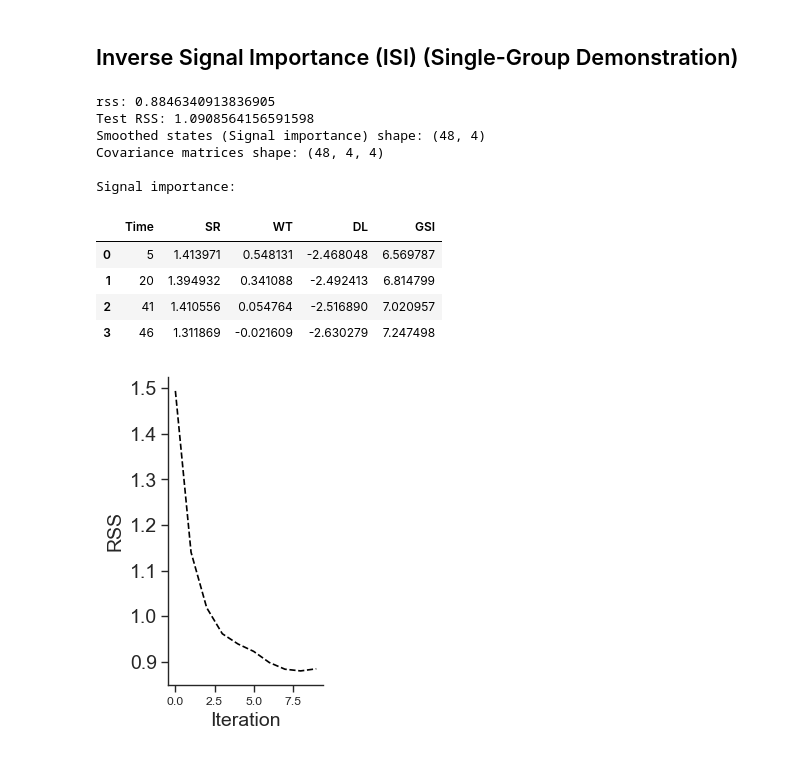
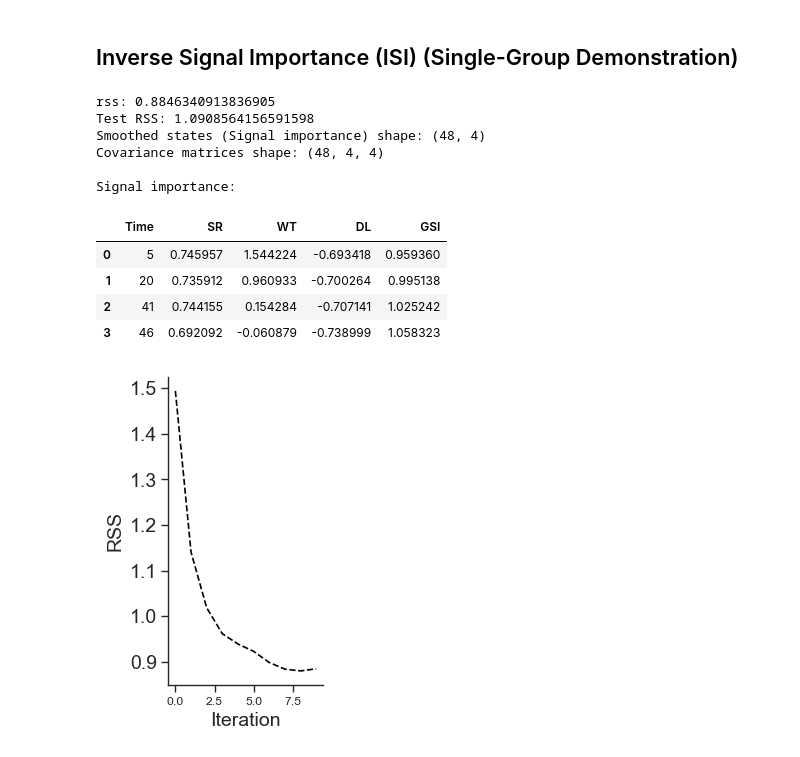
Before and after one commit to itotoma/InverseSignalImportance, a Jupyter notebook: InverseSignalImportance.ipynb, the cells around one changed output. Drawn from its saved outputs; the diff is of its cells as text; code cells hidden in the pictures.

```diff
--- a/InverseSignalImportance.ipynb
+++ b/InverseSignalImportance.ipynb
@@ -96,9 +96,26 @@ def interpolate_time_series(target_df: pd.DataFrame, target_col: str, new_len: i
     return tar_interp
 
 
+def apply_gauge_fixing(response_function, importance, window_size):
+    N_SIGNALS = 4
+    """Rescale (f_i, w_i) to the canonical gauge RMS_t(w_i) = 1.
+    # add 20260806
 
-Data1input = pd.read_csv("20151001_20171015_env_inGSI.csv", index_col=0)
-Data1output = pd.read_csv("20151001_20171015_raw_GSIdata_ci.csv", index_col=0)
+    The divisor is one constant per signal, so this is an exact reparameterization:
+    waveform shapes, predictions and every correlation-based result are unchanged, and
+    no re-estimation is required.
+    """
+    filters = np.asarray(response_function, float).reshape(N_SIGNALS, window_size).copy()
+    rescaled = np.asarray(importance, float).copy()
+    for i in range(N_SIGNALS):
+        typical_importance = np.sqrt(np.mean(rescaled[:, i] ** 2))
+        filters[i] *= typical_importance
+        rescaled[:, i] /= typical_importance
+    return filters.flatten(), rescaled
+
+
+Data1input = pd.read_csv("data/20151001_20171015_env_inGSI.csv", index_col=0)
+Data1output = pd.read_csv("data/20151001_20171015_raw_GSIdata_ci.csv", index_col=0)
 
 data_set1 =  ["Female"]+ [f"Female.{i}" for i in range(1,3)] #Full model
 data_set2=   [f"Female.{i}" for i in range(3,6)] #Full model
@@ -483,38 +500,40 @@ em = ISI.EMAlgorithm(
 signalimp, P_smooth, responsefunc, rss, rss_history = em.fit(
     X_list = [X1, X2],
     Y_list = [Y1, Y2],
     times = real_times,
     n_signals=4
 )
 
 test_score, _ = em.test(
     X_list = [X3],
     Y_list = [Y3],
     x_smooth = signalimp,
     coef = responsefunc
 )
 
+## Added in revision
+responsefunc, signalimp = apply_gauge_fixing(responsefunc, signalimp, window_size)
+
 data = {"Time": real_times, "SR": signalimp[:,0],  "WT": signalimp[:,1], "DL": signalimp[:,2], "GSI": signalimp[:,3]}
 timevariable_df = pd.DataFrame(data=data)
 
 print("Test RSS:", test_score)
 print("Smoothed states (Signal importance) shape:", signalimp.shape)
 print("Covariance matrices shape:", P_smooth.shape)
-
 print("\nSignal importance:")
 display(timevariable_df.head(4))
 # %% [output]
 rss: 0.8846340913836905
 Test RSS: 1.0908564156591598
 Smoothed states (Signal importance) shape: (48, 4)
 Covariance matrices shape: (48, 4, 4)
 
 Signal importance:
 |  | Time | SR | WT | DL | GSI |
-| 0 | 5 | 1.413971 | 0.548131 | -2.468048 | 6.569787 |
-| 1 | 20 | 1.394932 | 0.341088 | -2.492413 | 6.814799 |
-| 2 | 41 | 1.410556 | 0.054764 | -2.516890 | 7.020957 |
-| 3 | 46 | 1.311869 | -0.021609 | -2.630279 | 7.247498 |
+| 0 | 5 | 0.745957 | 1.544224 | -0.693418 | 0.959360 |
+| 1 | 20 | 0.735912 | 0.960933 | -0.700264 | 0.995138 |
+| 2 | 41 | 0.744155 | 0.154284 | -0.707141 | 1.025242 |
+| 3 | 46 | 0.692092 | -0.060879 | -0.738999 | 1.058323 |
 # %%
 # -------------------------------------------------------------------
 # Confirm convergence of the EM Algorithm
```
Also changed, not shown: parts of 16 cells of this notebook, 23 other files.
